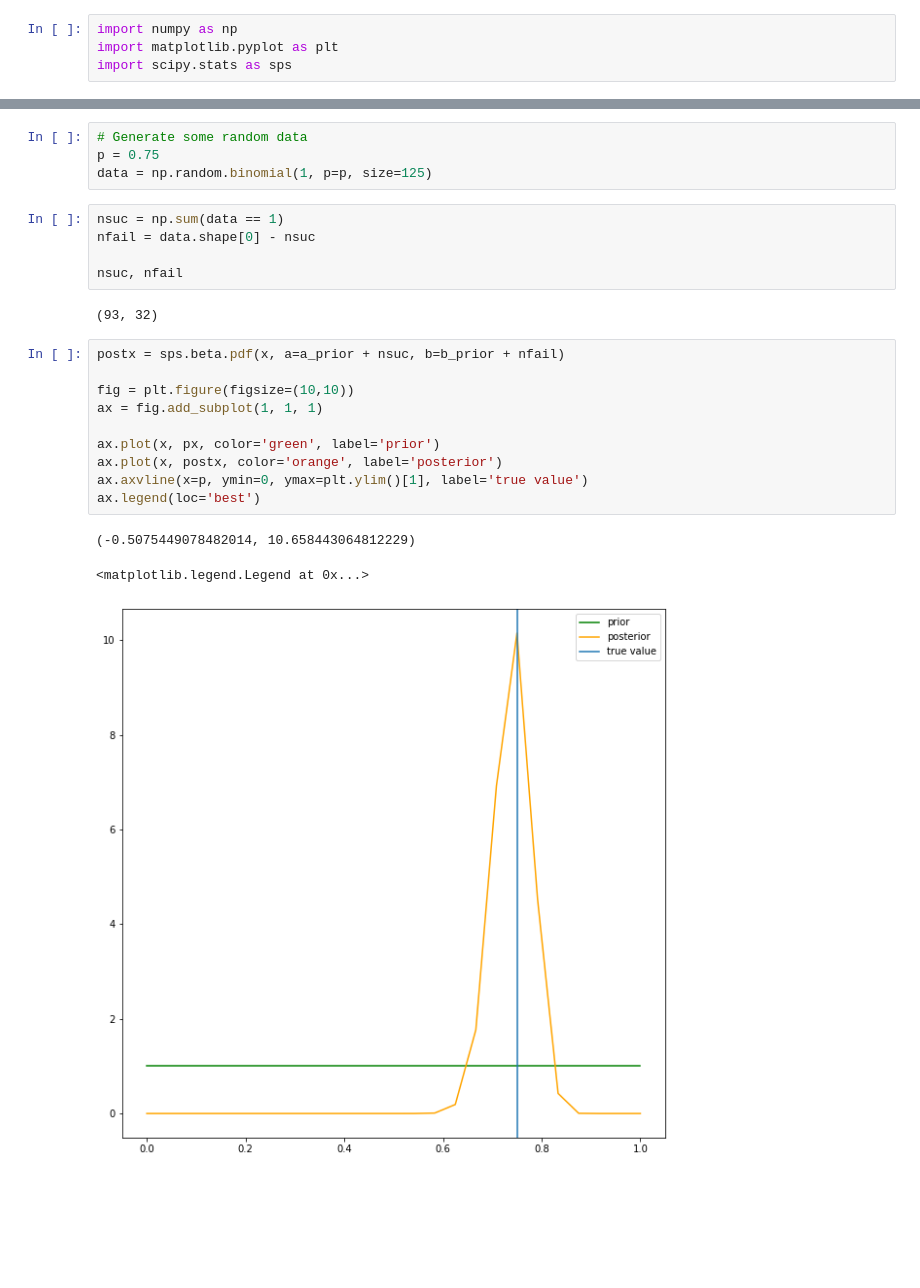
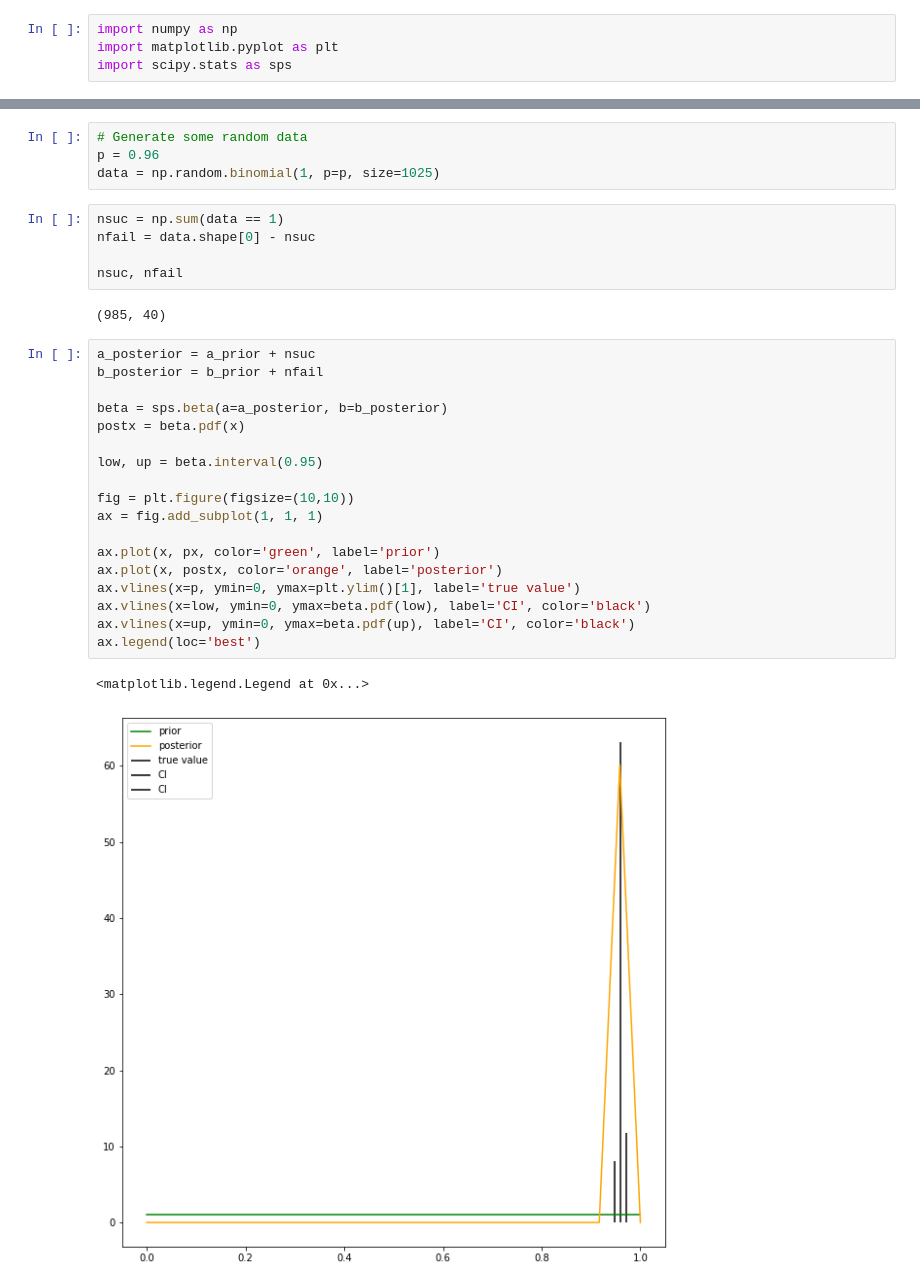
Before and after one commit to RoetGer/decisions-under-uncertainty, a Jupyter notebook: solved_problems.ipynb, the cells around one changed output, grey strips where cells are left out. Cells and saved outputs as stored; diff of their text form; blank space fills up the shorter version.

Commit message:
Add credibility intervals to the Bayesian coin flipping example.

```diff
--- a/solved_problems.ipynb
+++ b/solved_problems.ipynb
@@ -983,26 +981,33 @@ plt.plot(x, px)
 [figure]
 # %%
 # Generate some random data
-p = 0.75
-data = np.random.binomial(1, p=p, size=125)
+p = 0.96
+data = np.random.binomial(1, p=p, size=1025)
 # %%
 nsuc = np.sum(data == 1)
 nfail = data.shape[0] - nsuc
 
 nsuc, nfail
 # %% [output]
-(93, 32)
+(985, 40)
 # %%
-postx = sps.beta.pdf(x, a=a_prior + nsuc, b=b_prior + nfail)
+a_posterior = a_prior + nsuc
+b_posterior = b_prior + nfail
+
+beta = sps.beta(a=a_posterior, b=b_posterior)
+postx = beta.pdf(x)
+
+low, up = beta.interval(0.95)
 
 fig = plt.figure(figsize=(10,10))
 ax = fig.add_subplot(1, 1, 1)
 
 ax.plot(x, px, color='green', label='prior')
 ax.plot(x, postx, color='orange', label='posterior')
-ax.axvline(x=p, ymin=0, ymax=plt.ylim()[1], label='true value')
+ax.vlines(x=p, ymin=0, ymax=plt.ylim()[1], label='true value')
+ax.vlines(x=low, ymin=0, ymax=beta.pdf(low), label='CI', color='black')
+ax.vlines(x=up, ymin=0, ymax=beta.pdf(up), label='CI', color='black')
 ax.legend(loc='best')
 # %% [output]
-(-0.5075449078482014, 10.658443064812229)
+<matplotlib.legend.Legend at 0x...>
-<matplotlib.legend.Legend at 0x...>
-[figure, old version]
+[figure, new version]
```
Also changed, not shown: parts of 3 cells of this notebook.
